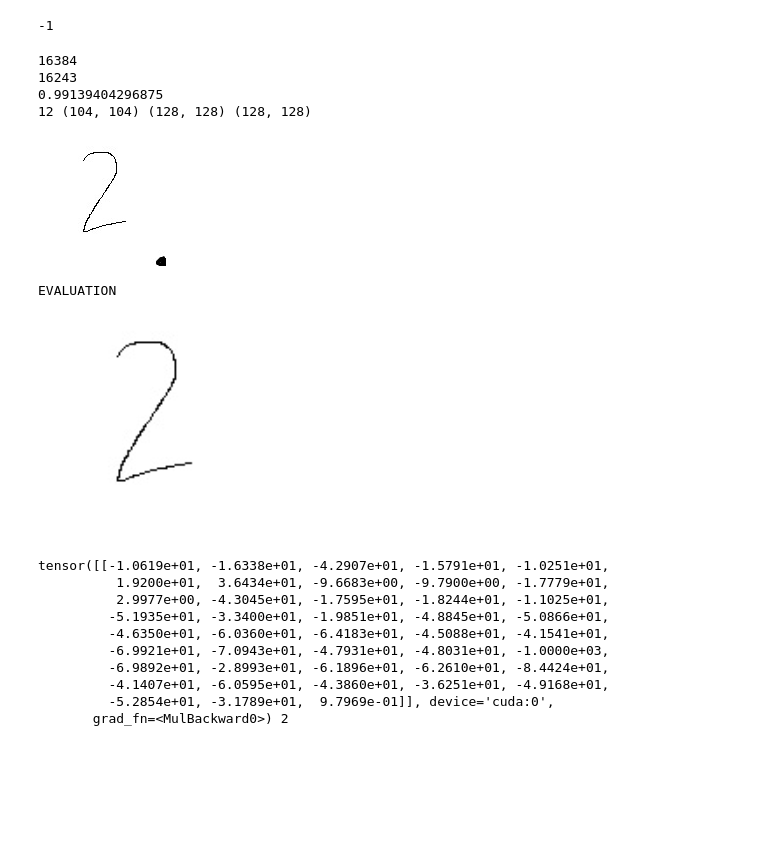
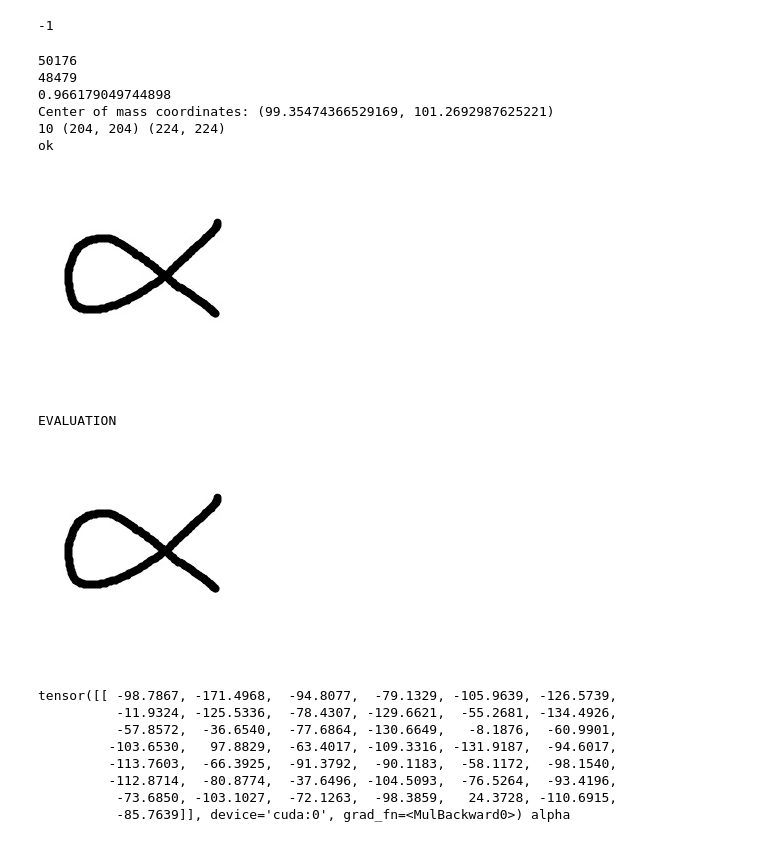
Before and after one commit to sawwere/Math_recognition, a Jupyter notebook: CharacterRecognition.ipynb, the cells around one changed output. Saved outputs shown, nothing was run; the diff lists cells and outputs as text; code cells hidden in the pictures; blank space fills up the shorter version.

```diff
--- a/CharacterRecognition.ipynb
+++ b/CharacterRecognition.ipynb
@@ -453,40 +454,48 @@ cv2.waitKey(0)
 # %%
 img = Image.open("TEST/0.jpg")
 roiOrig = cv2.imread("TEST/0.jpg")
 roiOrig = cv2.cvtColor(roiOrig,cv2.COLOR_BGR2GRAY)
 
 def add_border(image):
-    pad = int(image.shape[0]*0.2 / 2)
+    pad = 10
     mask1 = np.uint8(np.ones((int(image.shape[0] - 2 * pad), int(image.shape[1] - 2 * pad))) * 255.0)
     mask2 = np.pad(mask1, pad_width=pad)
-    print(pad, mask1.shape, mask2.shape, roiOrig.shape)
+    print(pad, mask1.shape, mask2.shape)
     mask1 = np.uint8(np.ones((int(image.shape[0]), int(image.shape[1])))* 255.0)
     res = cv2.bitwise_and(mask2, image)
     res = cv2.bitwise_or(cv2.bitwise_not(mask2), res)
     return res
-
 
 # skip blank images
 area = img.size[0]*img.size[1]
 print(area)
 print(cv2.countNonZero(roiOrig))
 print(cv2.countNonZero(roiOrig) / area)
+indices = np.argwhere(roiOrig == 0)
+
+# Calculate the center of mass coordinates
+center = np.mean(indices, axis=0)
+
+print("Center of mass coordinates: ({}, {})".format(center[1], center[0]))
+
 roiOrig = add_border(roiOrig)
 cv2.imshow("aa", roiOrig)
 cv2.waitKey(0)
 if (cv2.countNonZero(roiOrig) / area < 0.99):
 #if (img.size[0]*img.size[1] - cv2.countNonZero(roiOrig) != 0):
     roi = cv2.resize(roiOrig, (224, 224))
     roi = cv2.dilate(roi, np.ones((3, 3), np.uint8), iterations=1)
     print('ok')
 display(img)
 img.close()
 # %% [output]
-16384
-16243
-0.99139404296875
-12 (104, 104) (128, 128) (128, 128)
+50176
+48479
+0.966179049744898
+Center of mass coordinates: (99.35474366529169, 101.2692987625221)
+10 (204, 204) (224, 224)
+ok
-[figure, old version]
+[figure, new version]
 # %%
 import cv2
 from PIL import Image, ImageOps
@@ -510,23 +519,23 @@ x_image = convert_tensor(img)
 
 aaa = transforms.ToPILImage()
 display(aaa(x_image))
+#aaa(x_image).save('a.jpg')
 
 x_image = x_image.unsqueeze(0).float()
 x_image = x_image.to(device)
 
 pred = model(x_image)
-pred[0][29] = -100
-print(pred*10, mnt.map_pred(pred.argmax().item()))
+print(pred*10)
+printer = PrettyPrinter()
+print(printer.char(pred.argmax().item()))
 # %% [output]
 EVALUATION
-[figure, old version]
+[figure, new version]
-tensor([[-1.0619e+01, -1.6338e+01, -4.2907e+01, -1.5791e+01, -1.0251e+01,
-          1.9200e+01,  3.6434e+01, -9.6683e+00, -9.7900e+00, -1.7779e+01,
-          2.9977e+00, -4.3045e+01, -1.7595e+01, -1.8244e+01, -1.1025e+01,
-         -5.1935e+01, -3.3400e+01, -1.9851e+01, -4.8845e+01, -5.0866e+01,
-         -4.6350e+01, -6.0360e+01, -6.4183e+01, -4.5088e+01, -4.1541e+01,
-         -6.9921e+01, -7.0943e+01, -4.7931e+01, -4.8031e+01, -1.0000e+03,
-         -6.9892e+01, -2.8993e+01, -6.1896e+01, -6.2610e+01, -8.4424e+01,
-         -4.1407e+01, -6.0595e+01, -4.3860e+01, -3.6251e+01, -4.9168e+01,
-         -5.2854e+01, -3.1789e+01,  9.7969e-01]], device='cuda:0',
-       grad_fn=<MulBackward0>) 2
+tensor([[ -98.7867, -171.4968,  -94.8077,  -79.1329, -105.9639, -126.5739,
+          -11.9324, -125.5336,  -78.4307, -129.6621,  -55.2681, -134.4926,
+          -57.8572,  -36.6540,  -77.6864, -130.6649,   -8.1876,  -60.9901,
+         -103.6530,   97.8829,  -63.4017, -109.3316, -131.9187,  -94.6017,
+         -113.7603,  -66.3925,  -91.3792,  -90.1183,  -58.1172,  -98.1540,
+         -112.8714,  -80.8774,  -37.6496, -104.5093,  -76.5264,  -93.4196,
+          -73.6850, -103.1027,  -72.1263,  -98.3859,   24.3728, -110.6915,
+          -85.7639]], device='cuda:0', grad_fn=<MulBackward0>) alpha
```
Also changed, not shown: parts of 2 cells of this notebook, 4 other files.
